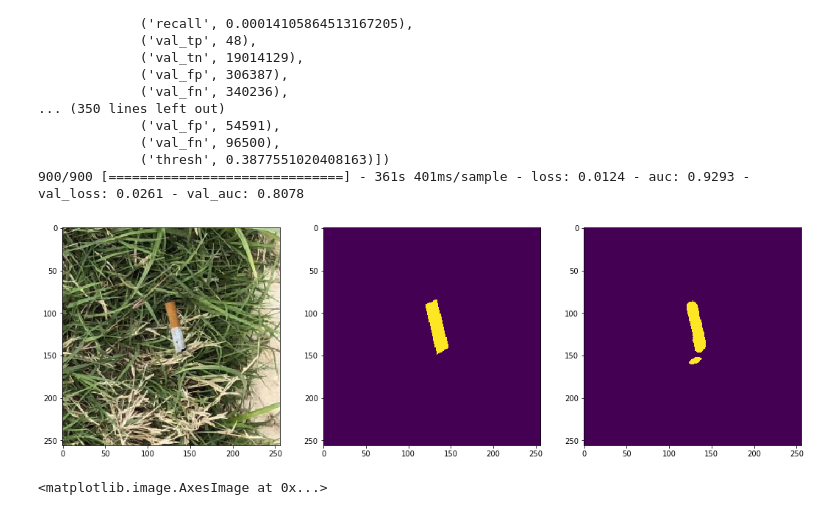
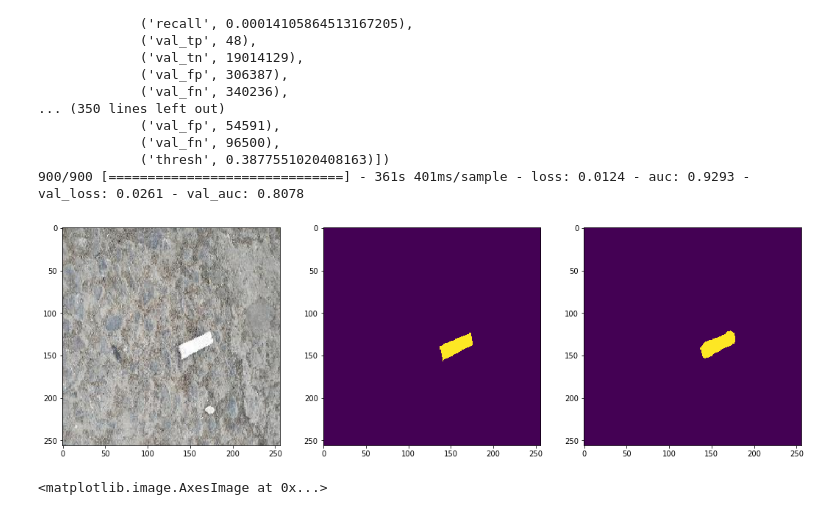
Before and after one commit to Elmar999/Cigarette_buts_detection, a Jupyter notebook: cigarette_buts/cigarettNet/test.ipynb, the cells around one changed output. Cells and saved outputs as stored; diff of their text form; code cells hidden in the pictures.

```diff
--- a/cigarette_buts/cigarettNet/test.ipynb
+++ b/cigarette_buts/cigarettNet/test.ipynb
@@ -110,3 +104,0 @@ for count in range(nb_flip_augment):
-# %%
-for count in range(nb_rotate_augment):
-    train_ds.append(rotate_augment(train_ds[count+nb_flip_augment][0], train_ds[count+nb_flip_augment][1]))
@@ -294,26 +282,22 @@ def split_train_val(data):
     Returns:
         (tr_ds, mask_ds), (val_ds, mask_val_ds)
     '''
+    def _split(data, init_step, len_new):
+        x_ds, y_ds = list(), list()
+        for i in range(len_new):
+            x_ds.append(data[i + init_step][0])
+            y_ds.append(data[i + init_step][1])
+        y_ds = np.array(y_ds).reshape(len_new, config.IMG_HEIGHT, config.IMG_WIDTH, 1)
+
+        return x_ds, y_ds
+
 
     data_len = len(data)
     tr_len = int(data_len * 0.75)
     val_len = data_len - tr_len
 
-    tr_ds = list()
-    mask_ds = list()
-    for i in range(tr_len):
-        tr_ds.append(train_ds[i][0])
-        mask_ds.append(train_ds[i][1])
-    mask_ds = np.array(mask_ds).reshape(tr_len, config.IMG_HEIGHT, config.IMG_WIDTH, 1)
-
-
-    val_ds = list()
-    val_mask_ds = list()
-    for i in range(val_len):
-        val_ds.append(train_ds[tr_len+i][0])
-        val_mask_ds.append(train_ds[tr_len+i][1])
-    val_mask_ds = np.array(val_mask_ds).reshape(val_len, config.IMG_HEIGHT, config.IMG_WIDTH, 1)
-
+    tr_ds, mask_ds = _split(data, 0, tr_len)
+    val_ds, val_mask_ds = _split(data, tr_len, val_len)
 
     return (tr_ds, mask_ds), (val_ds, val_mask_ds)
 # %%
@@ -363,29 +341,32 @@ for i in range(len(train_ds)):
-# %%
-dt = np.array(tr_ds)
-mask = np.array(mask_ds)
 # %%
 
 from tensorflow.keras.models import load_model
 # base_model[1].save('auc_83.h5')
 base_model = load_model('/home/elmar/Cigarette_buts_detection/cigarette_buts/cigarettNet/model/out/auc_83.h5')
 # %%
+
 def view_img_mask(img, mask , model=None):
     if model:
         pred = model.predict(np.expand_dims(img, axis=0)).reshape((1, img.shape[0], img.shape[1], 1))
         pred = np.squeeze(pred)
         fig, ax = plt.subplots(1 , 3, figsize=(18, 8))
         ax[0].imshow(img)
         ax[1].imshow(mask)
         ax[2].imshow(pred >  0.32653061224489793)
     else:
         fig, ax = plt.subplots(1 , 2, figsize=(12, 8))
         ax[0].imshow(img)
         ax[1].imshow(mask)
 
-img_index = 83
-view_img_mask(train_ds[img_index][0], train_ds[img_index][1], base_model)
+img_index = 427
+
+# view_img_mask(train_ds[img_index][0], train_ds[img_index][1], base_model)
+view_img_mask(val[img_index], val_mask[img_index].reshape(256,256), base_model)
+
+# print(train_ds[img_index][1])
+# print(mask[img_index])
 # %% [output]
-[figure, old version]
+[figure, new version]
 # %%
 # predict on a test image
 img = plt.imread('/home/elmar/Cigarette_buts_detection/cigarette_buts/out/image/test/test-2.jpg')
```
Also changed, not shown: parts of 6 cells of this notebook.
